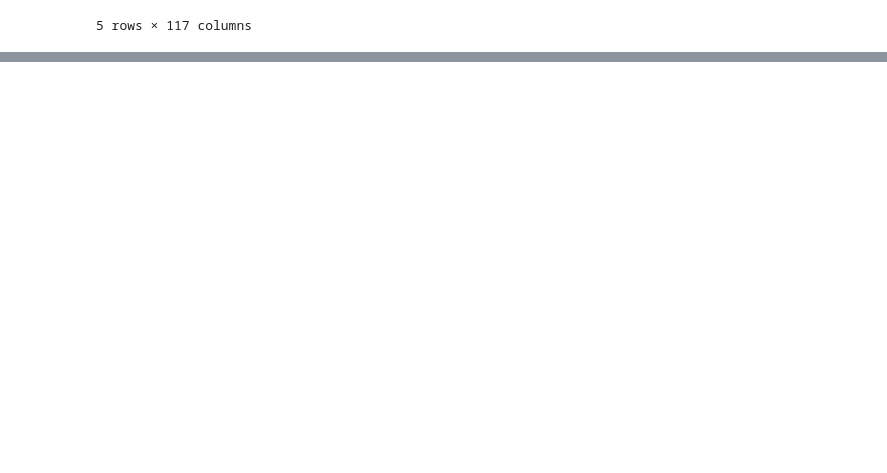
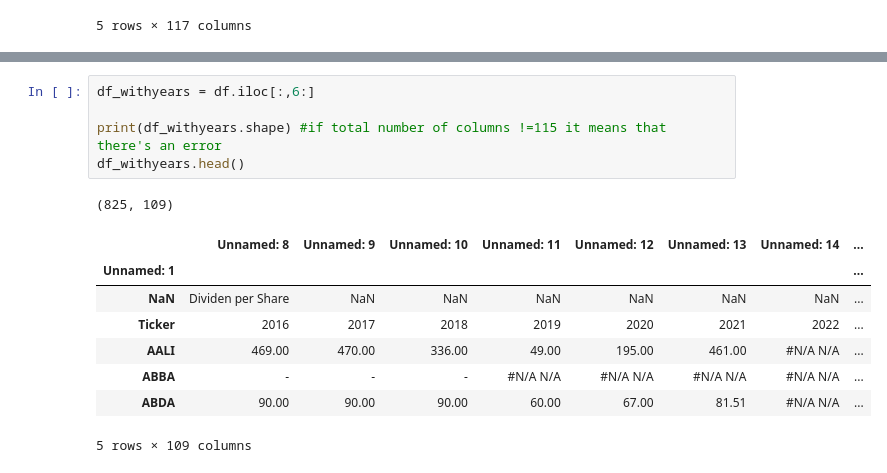
Before and after one commit to thariqziyad/PythonCourse2023, a Jupyter notebook: Test_Analysis.ipynb, the cells around one changed output, grey strips where cells are left out. Cells and saved outputs as stored; diff of their text form; blank space fills up the shorter version.

```diff
--- a/Test_Analysis.ipynb
+++ b/Test_Analysis.ipynb
@@ -37,0 +58,15 @@ We also move the first 7 headers up by one row by renaming the headers.
+# %%
+df_withyears = df.iloc[:,6:]
+
+print(df_withyears.shape) #if total number of columns !=115 it means that there's an error
+df_withyears.head()
+# %% [output]
+(825, 109)
+|  | Unnamed: 8 | Unnamed: 9 | Unnamed: 10 | Unnamed: 11 | Unnamed: 12 | Unnamed: 13 | Unnamed: 14 | ... |
+| Unnamed: 1 |  |  |  |  |  |  |  | ... |
+| NaN | Dividen per Share | NaN | NaN | NaN | NaN | NaN | NaN | ... |
+| Ticker | 2016 | 2017 | 2018 | 2019 | 2020 | 2021 | 2022 | ... |
+| AALI | 469.00 | 470.00 | 336.00 | 49.00 | 195.00 | 461.00 | #N/A N/A | ... |
+| ABBA | - | - | - | #N/A N/A | #N/A N/A | #N/A N/A | #N/A N/A | ... |
+| ABDA | 90.00 | 90.00 | 90.00 | 60.00 | 67.00 | 81.51 | #N/A N/A | ... |
+5 rows × 109 columns
```
Also changed, not shown: parts of 9 cells of this notebook.
